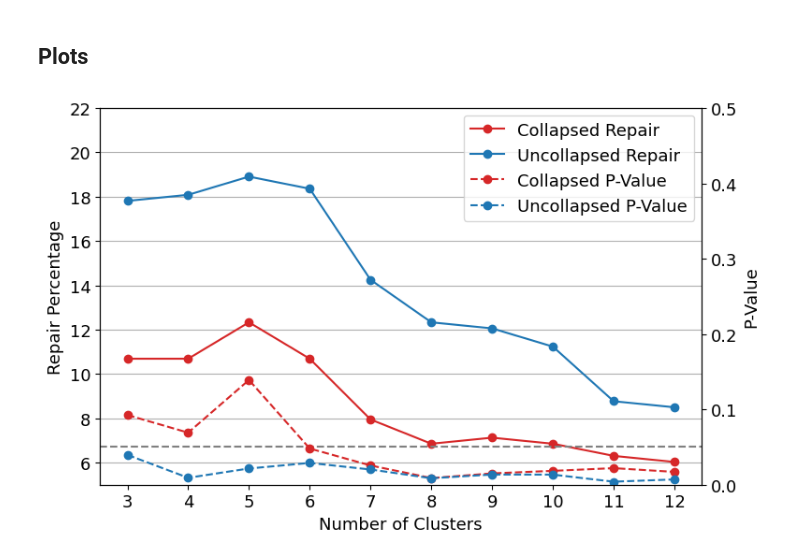
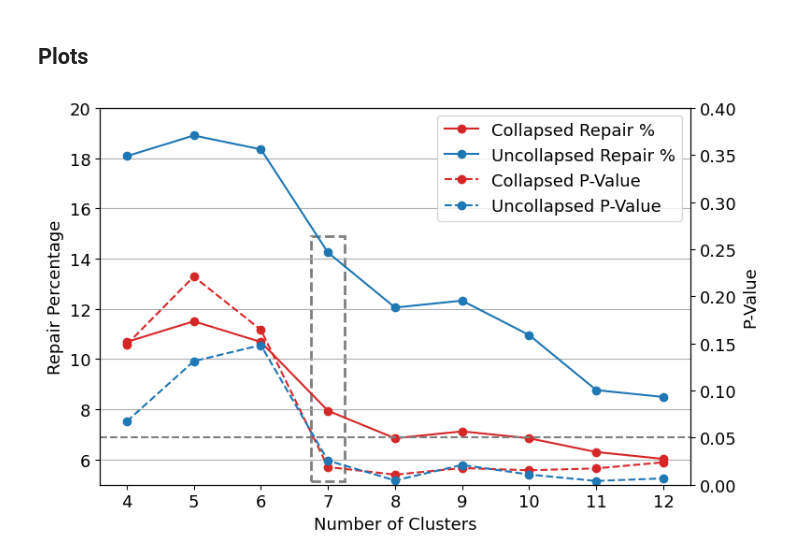
Before and after one commit to ialireza13/c_elegans_neural_network, a Jupyter notebook: handson.ipynb, the cells around one changed output. Cells and saved outputs as stored; diff of their text form; code cells hidden in the pictures.

Commit message:
new figures and final cleanups

```diff
--- a/handson.ipynb
+++ b/handson.ipynb
@@ -201,15 +207,15 @@ color_dict = {
 # %% [markdown]
 ## Here
 # %%
-df = pd.read_csv('connectomes/collapsed_varshney_weights.txt', sep='\t', header=None)
+df = pd.read_csv('connectomes/uncollapsed_varshney_weights.txt', sep='\t', header=None)
 df.rename(columns={0: 'source', 1: 'target', 2: 'weight'}, inplace=True)
 
 G_orig = nx.from_pandas_edgelist(df, create_using=nx.DiGraph, edge_attr='weight')
 G_orig.add_node('VA07')
 
-colors = pd.read_csv('colorings/cons_5_colors_collapsed.txt', sep='\t', header=None)
+colors = pd.read_csv('colorings/cons_7_colors_uncollapsed.txt', sep='\t', header=None)
 
 for row in colors.iterrows():
-    G_orig.nodes[row[1][0]]['rgb'] = color_dict[row[1][1]]
+    G_orig.nodes[row[1][0]]['rgb'] = str(color_dict[row[1][1]])[1:-1].replace(' ','')
     G_orig.nodes[row[1][0]]['color'] = row[1][1]
 # %%
@@ -273,22 +241,3 @@ IndexError: list index out of range
 # %%
 nx.write_gexf(G_orig, 'unc_orig.gexf')
 # nx.write_gexf(G_result, 'c_rep.gexf')
-# %%
-res = {}
-
-collapsed = 'collapsed'
-n_cluster = 5
-df_weights = pd.read_csv(f'connectomes/{collapsed}_varshney_weights.txt', sep='\t', header=None)
-df = pd.read_csv(f"colorings/cons_{n_cluster}_colors_{collapsed}.txt", sep='\t', header=None)
-n_colors = str(df[~df[0].str.startswith('A')][1].max()+1)
-res['cons-' + str(n_cluster) + f'-{collapsed}'] = {}
-
-for a in [1]:
-    for b in [1]:
-
-        EdgesRemoved, EdgesAdded, G_result = repair_network(f"colorings/cons_{str(n_cluster)}_colors_{collapsed}.txt", f"connectomes/{collapsed}_varshney.graph.txt", f"outputs/{collapsed}_consensous_{str(n_cluster)}_colors_o_", a, b, prohibit_file_path=f"connectomes/{collapsed}_prohibited_edges.txt", verbose=False)
-        # res[run[0]+ '-' + run[2]][(a,b)] = [(len(EdgesRemoved)+len(EdgesAdded))/56.0]
-        repair_percentage = modification_epsilon(EdgesRemoved, EdgesAdded, df_weights, how='edge_weight')
-        res['cons-' + str(n_cluster) + f'-{collapsed}'][(a,b)] = repair_percentage
-        # res[run[0]+ '-' + run[2]][(a,b)] = (sum([df_weights[(df_weights[0] == edge[0]) & (df_weights[1] == edge[1])][2].values[0] for edge in EdgesRemoved]) + len(EdgesAdded)) / df_weights.shape[0]
-        print(a,b,repair_percentage)
@@ -894,7 +861,7 @@ for row in df.iterrows():
     pvals.append(best_pval)
 
 ax2.plot(n_colors, pvals, '--o', label='Collapsed P-Value', color='tab:red')
-ax1.plot(n_colors, repairs, '-o', label='Collapsed Repair', color='tab:red')
+ax1.plot(n_colors, repairs, '-o', label='Collapsed Repair %', color='tab:red')
 
 
 ##############################
@@ -920,40 +887,40 @@ df = df.map(lambda x: eval(x) if isinstance(x, str) and x.startswith('(') and x.
 repairs = []
 pvals = []
 n_colors = []
 
 for row in df.iterrows():
     n_colors.append(int(row[0]))
     best_repair = 1e100
     best_pval = 1.0
 
     for tup in row[1].values:
         if best_pval < 0.05 and tup[1] < 0.05 and tup[0] < best_repair: # already found a significant result, looking for better repair
             best_repair = tup[0]
             best_pval = tup[1]
         elif tup[1] < best_pval: # not found a significant result yet
             best_pval = tup[1]
             best_repair = tup[0]
 
     repairs.append(best_repair*100.0)
     pvals.append(best_pval)
 
 
 ax2.plot(n_colors, pvals, '--o', label='Uncollapsed P-Value', color='tab:blue')
-ax1.plot(n_colors, repairs, '-o', label='Uncollapsed Repair', color='tab:blue')
+ax1.plot(n_colors, repairs, '-o', label='Uncollapsed Repair %', color='tab:blue')
 
-ax1.set_xticks([3,4,5,6,7,8,9,10,11,12])
+ax1.set_xticks([3,4,5,6,7,8,9,10,11], [4,5,6,7,8,9,10,11,12])
 
-ax1.set_ylim([5, 22])
-ax2.set_ylim([0,0.5])
+ax1.set_ylim([5, 20])
+ax2.set_ylim([0,0.4])
 
-# rect = Rectangle((4.75, 8.15), 0.5, 6,
-#                  linewidth=2, edgecolor='black', linestyle="--", facecolor='none')
-# ax1.add_patch(rect)
+rect = Rectangle((5.75, 5.15), 0.5, 9.75,
+                 linewidth=2, edgecolor='black', linestyle="--", facecolor='none', alpha=0.5)
+ax1.add_patch(rect)
 
 
 fig.tight_layout()  # Adjust layout to prevent overlap
-fig.legend(loc='upper right', bbox_to_anchor=(0.9,0.95))
+fig.legend(loc='upper right', bbox_to_anchor=(0.885,0.95))
 ax1.grid('on','major','y')
-# fig.savefig('plots/percentages_and_pvalues.png')
+fig.savefig('plots/percentages_and_pvalues.png', dpi=400)
 # %% [output]
-[figure, old version]
+[figure, new version]
```
Also changed, not shown: parts of 23 cells of this notebook.
